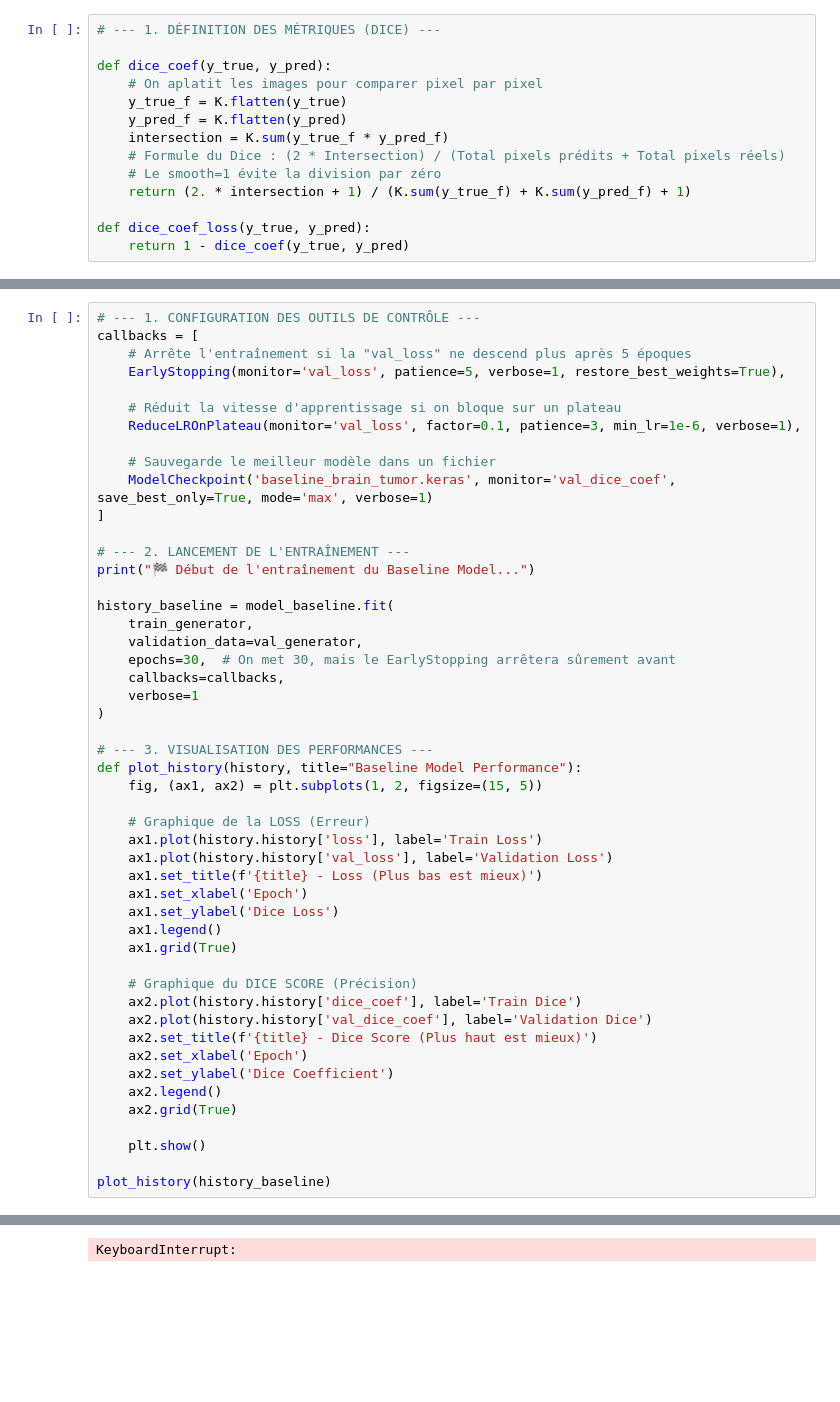
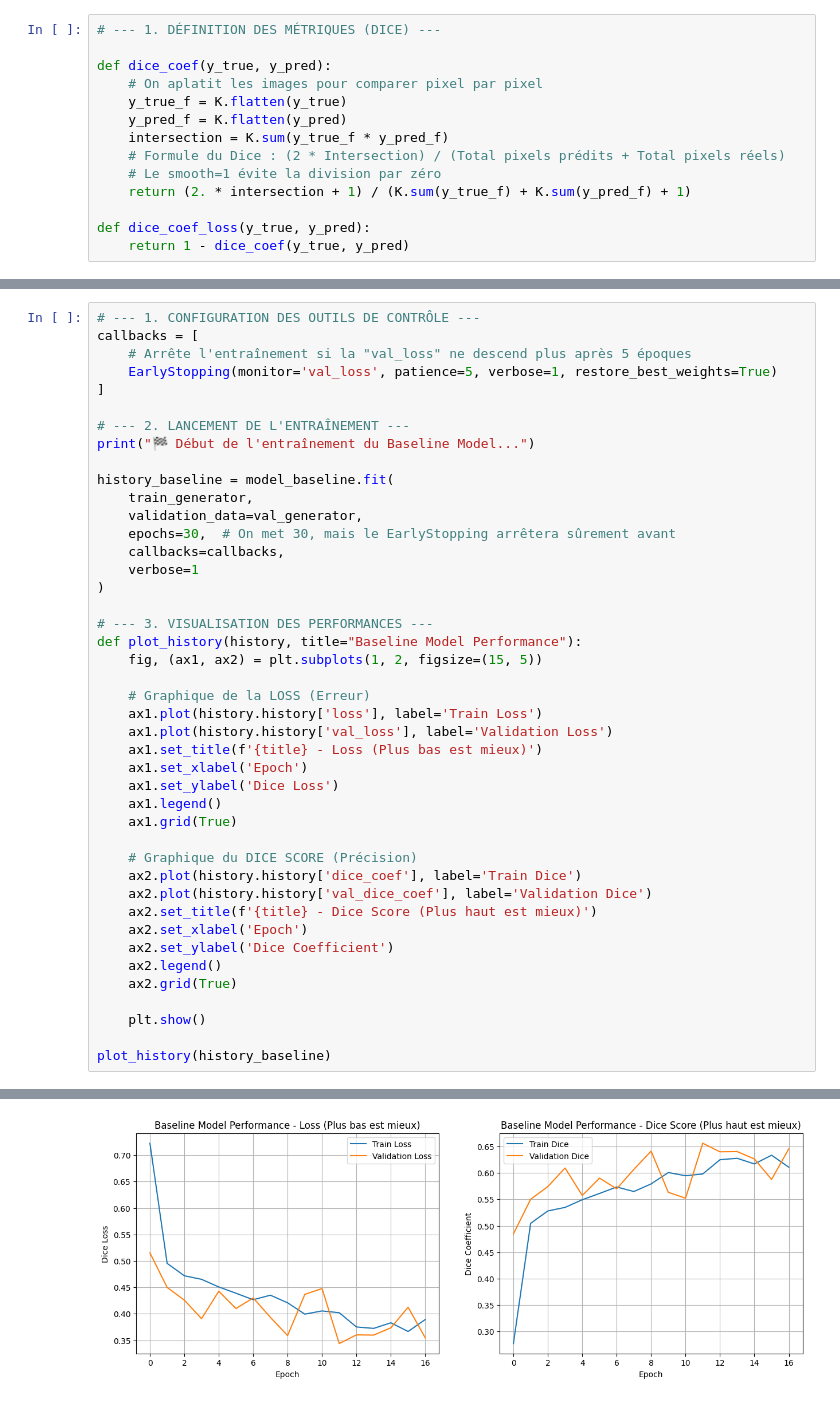
Before and after one commit to afallo/brain_tumor_detection_project, a Jupyter notebook: notebooks/EDA_Victor/explo-segmentation.ipynb, the cells around one changed output, grey strips where cells are left out. Cells and saved outputs as stored; diff of their text form; blank space fills up the shorter version.

Commit message:
ADD : Baseline Model Segmentation

```diff
--- a/notebooks/EDA_Victor/explo-segmentation.ipynb
+++ b/notebooks/EDA_Victor/explo-segmentation.ipynb
@@ -371,13 +379,7 @@ Model: "sequential_2"
 # --- 1. CONFIGURATION DES OUTILS DE CONTRÔLE ---
 callbacks = [
     # Arrête l'entraînement si la "val_loss" ne descend plus après 5 époques
-    EarlyStopping(monitor='val_loss', patience=5, verbose=1, restore_best_weights=True),
-
-    # Réduit la vitesse d'apprentissage si on bloque sur un plateau
-    ReduceLROnPlateau(monitor='val_loss', factor=0.1, patience=3, min_lr=1e-6, verbose=1),
-
-    # Sauvegarde le meilleur modèle dans un fichier
-    ModelCheckpoint('baseline_brain_tumor.keras', monitor='val_dice_coef', save_best_only=True, mode='max', verbose=1)
+    EarlyStopping(monitor='val_loss', patience=5, verbose=1, restore_best_weights=True)
 ]
 
 # --- 2. LANCEMENT DE L'ENTRAÎNEMENT ---
@@ -424 +439 @@ Epoch 1/30
-KeyboardInterrupt:
+[figure, added]
```
Also changed, not shown: parts of 11 cells of this notebook, 1 other file.
